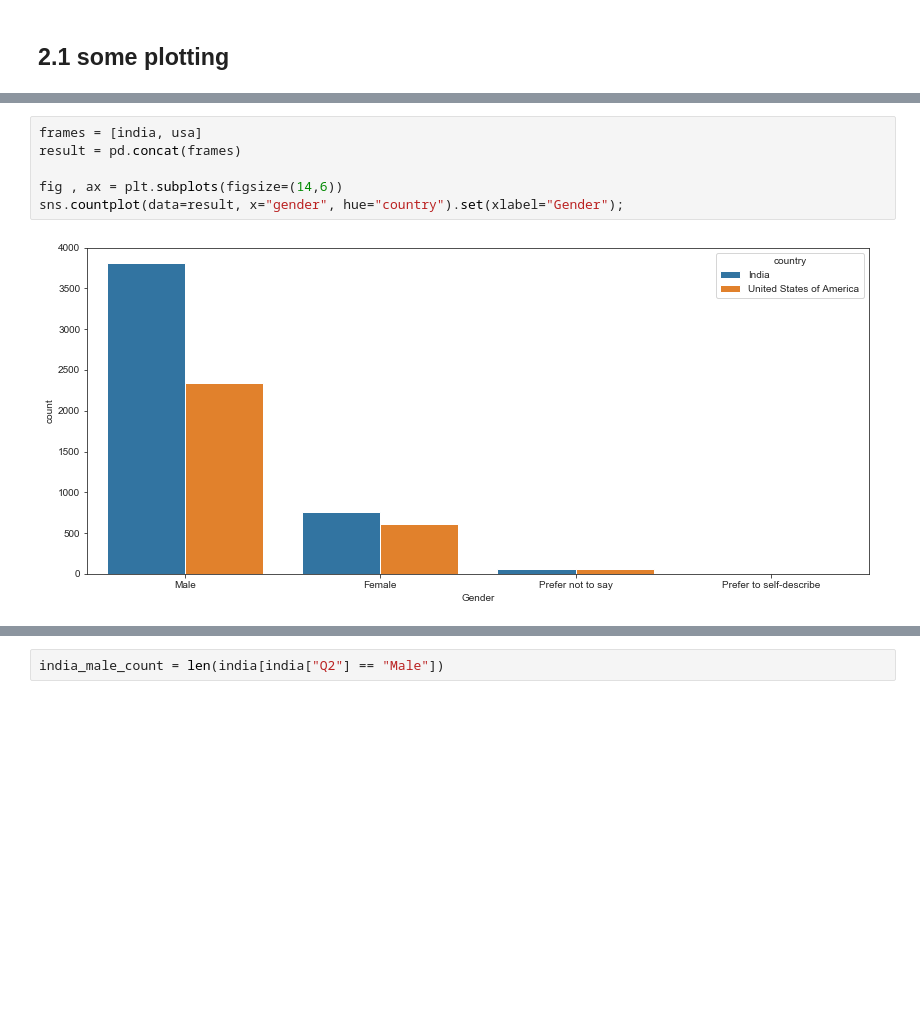
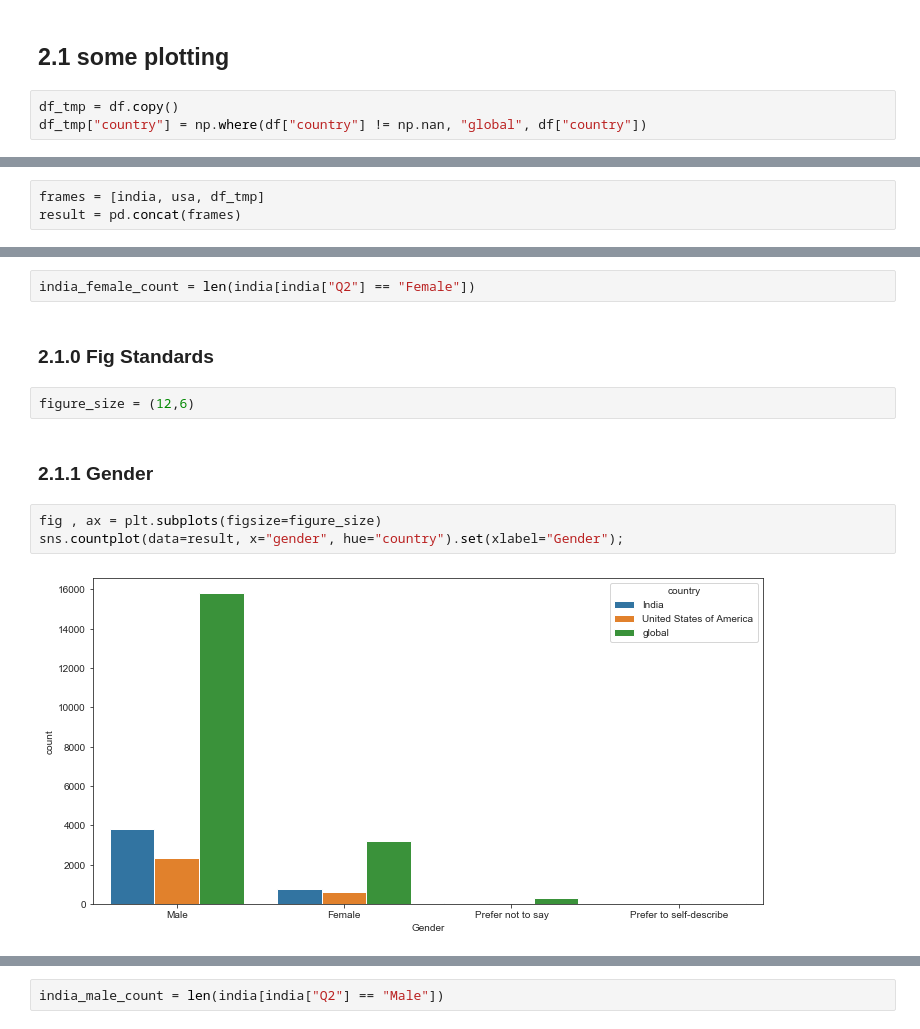
Before and after one commit to laurakah/BattleOfTheGiants, a Jupyter notebook: notebooks/battle-of-giants-alu.ipynb, the cells around one changed output, grey strips where cells are left out. Saved outputs shown, nothing was run; the diff lists cells and outputs as text; blank space fills up the shorter version.

Commit message:
plotting gender distribution

```diff
--- a/notebooks/battle-of-giants-alu.ipynb
+++ b/notebooks/battle-of-giants-alu.ipynb
@@ -102,3 +102,6 @@ india = df[df["country"] == "India"]
 usa = df[df["country"] == "United States of America"]
 # %% [markdown]
 ## 2.1 some plotting
+# %%
+df_tmp = df.copy()
+df_tmp["country"] = np.where(df["country"] != np.nan, "global", df["country"])
@@ -104,0 +120,3 @@ usa = df[df["country"] == "United States of America"]
+# %%
+frames = [india, usa, df_tmp]
+result = pd.concat(frames)
@@ -105,8 +139,13 @@ usa = df[df["country"] == "United States of America"]
+# %%
+india_female_count = len(india[india["Q2"] == "Female"])
+# %% [markdown]
+### 2.1.0 Fig Standards
+# %%
+figure_size = (12,6)
+# %% [markdown]
+### 2.1.1 Gender
 # %%
-frames = [india, usa]
-result = pd.concat(frames)
-
-fig , ax = plt.subplots(figsize=(14,6))
+fig , ax = plt.subplots(figsize=figure_size)
 sns.countplot(data=result, x="gender", hue="country").set(xlabel="Gender");
 # %% [output]
-[figure, old version]
+[figure, new version]
```
Also changed, not shown: parts of 6 cells of this notebook.
